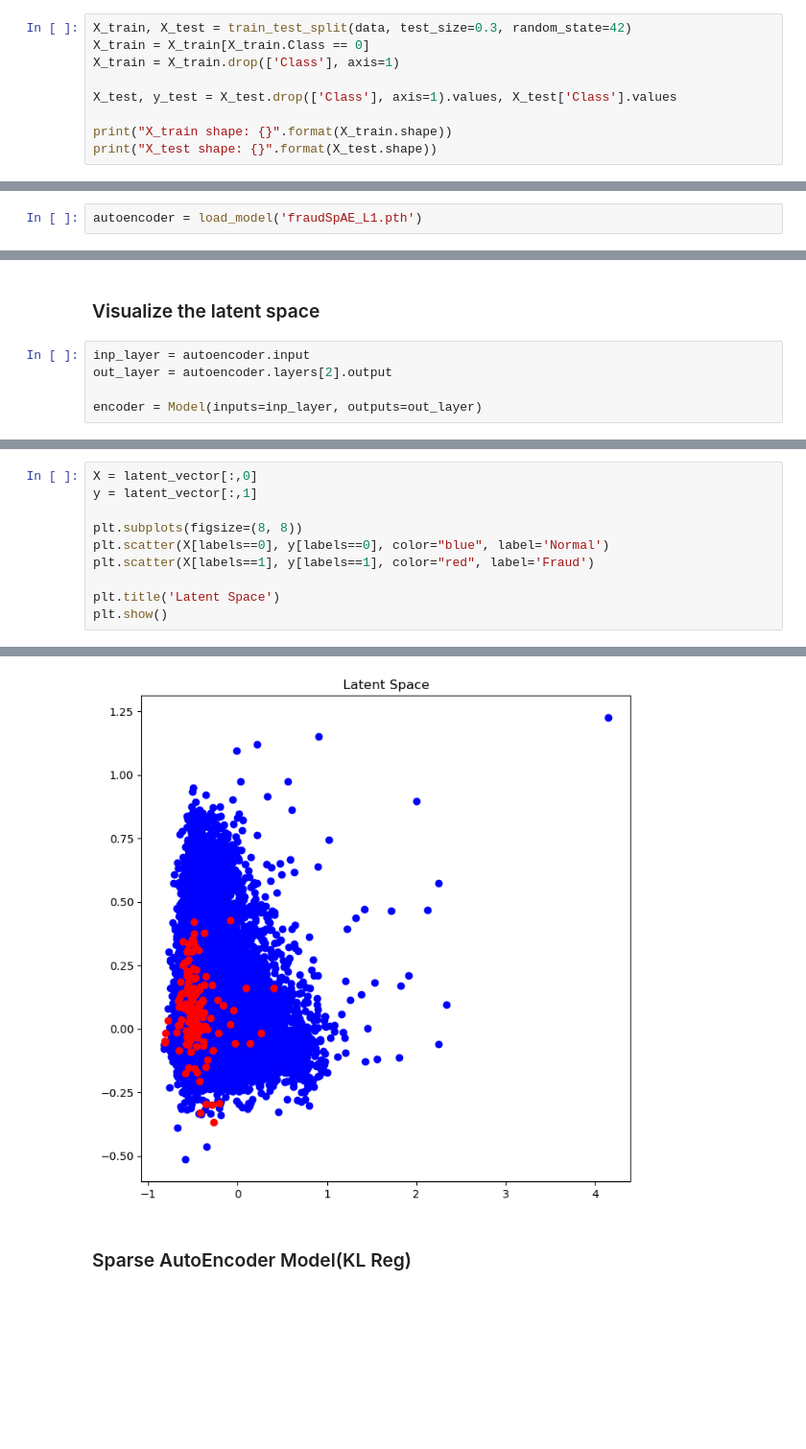
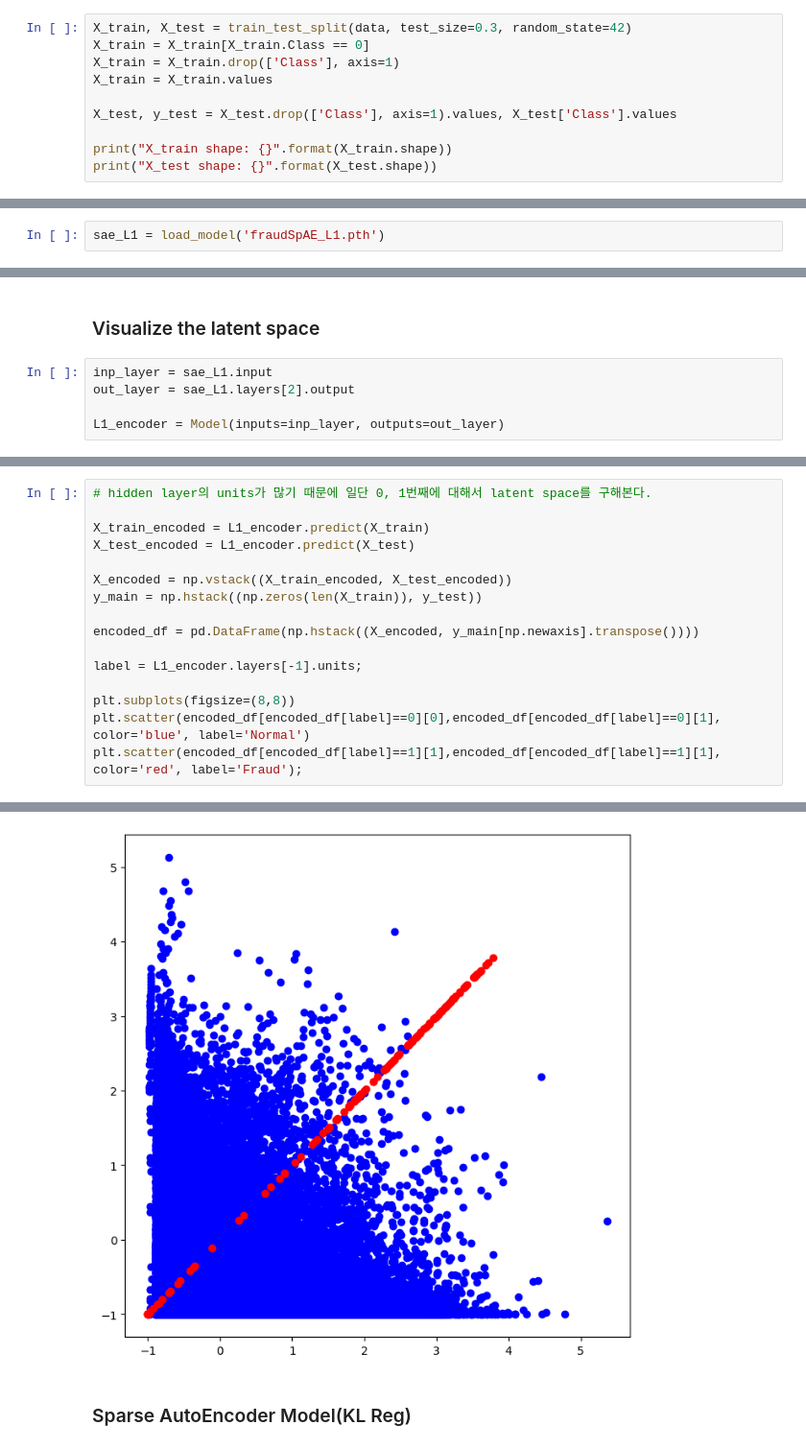
Before and after one commit to m1r1st4r/AI, a Jupyter notebook: 07_1103_FraudDetection(Sparse_AE).ipynb, the cells around one changed output, grey strips where cells are left out. Shown: that part at 96% size. Saved outputs shown, nothing was run; the diff lists cells and outputs as text; blank space fills up the shorter version.

Commit message:
fix: change latent space code

```diff
--- a/07_1103_FraudDetection(Sparse_AE).ipynb
+++ b/07_1103_FraudDetection(Sparse_AE).ipynb
@@ -78,6 +78,7 @@ data.shape
 X_train, X_test = train_test_split(data, test_size=0.3, random_state=42)
 X_train = X_train[X_train.Class == 0]
 X_train = X_train.drop(['Class'], axis=1)
+X_train = X_train.values
 
 X_test, y_test = X_test.drop(['Class'], axis=1).values, X_test['Class'].values
 
@@ -186,5 +189,5 @@ plt.legend(['train', 'test'], loc='upper right');
 # %% [markdown]
 ### Test
 # %%
-autoencoder = load_model('fraudSpAE_L1.pth')
+sae_L1 = load_model('fraudSpAE_L1.pth')
 # %%
@@ -238,8 +241,8 @@ plt.show()
 # %% [markdown]
 ### Visualize the latent space
 # %%
-inp_layer = autoencoder.input
-out_layer = autoencoder.layers[2].output
+inp_layer = sae_L1.input
+out_layer = sae_L1.layers[2].output
 
-encoder = Model(inputs=inp_layer, outputs=out_layer)
+L1_encoder = Model(inputs=inp_layer, outputs=out_layer)
 # %%
@@ -273,11 +282,17 @@ latent_vector = encoder.predict(features)
 # %%
-X = latent_vector[:,0]
-y = latent_vector[:,1]
+# hidden layer의 units가 많기 때문에 일단 0, 1번째에 대해서 latent space를 구해본다.
 
-plt.subplots(figsize=(8, 8))
-plt.scatter(X[labels==0], y[labels==0], color="blue", label='Normal')
-plt.scatter(X[labels==1], y[labels==1], color="red", label='Fraud')
+X_train_encoded = L1_encoder.predict(X_train)
+X_test_encoded = L1_encoder.predict(X_test)
 
-plt.title('Latent Space')
-plt.show()
+X_encoded = np.vstack((X_train_encoded, X_test_encoded))
+y_main = np.hstack((np.zeros(len(X_train)), y_test))
+
+encoded_df = pd.DataFrame(np.hstack((X_encoded, y_main[np.newaxis].transpose())))
+
+label = L1_encoder.layers[-1].units;
+
+plt.subplots(figsize=(8,8))
+plt.scatter(encoded_df[encoded_df[label]==0][0],encoded_df[encoded_df[label]==0][1], color='blue', label='Normal')
+plt.scatter(encoded_df[encoded_df[label]==1][1],encoded_df[encoded_df[label]==1][1], color='red', label='Fraud');
 # %% [output]
@@ -284,4 +301,4 @@ plt.show()
-[figure, old version]
+[figure, new version]
 # %% [markdown]
 ### Sparse AutoEncoder Model(KL Reg)
 # %%
```
Also changed, not shown: parts of 23 cells of this notebook, 3 other files.
